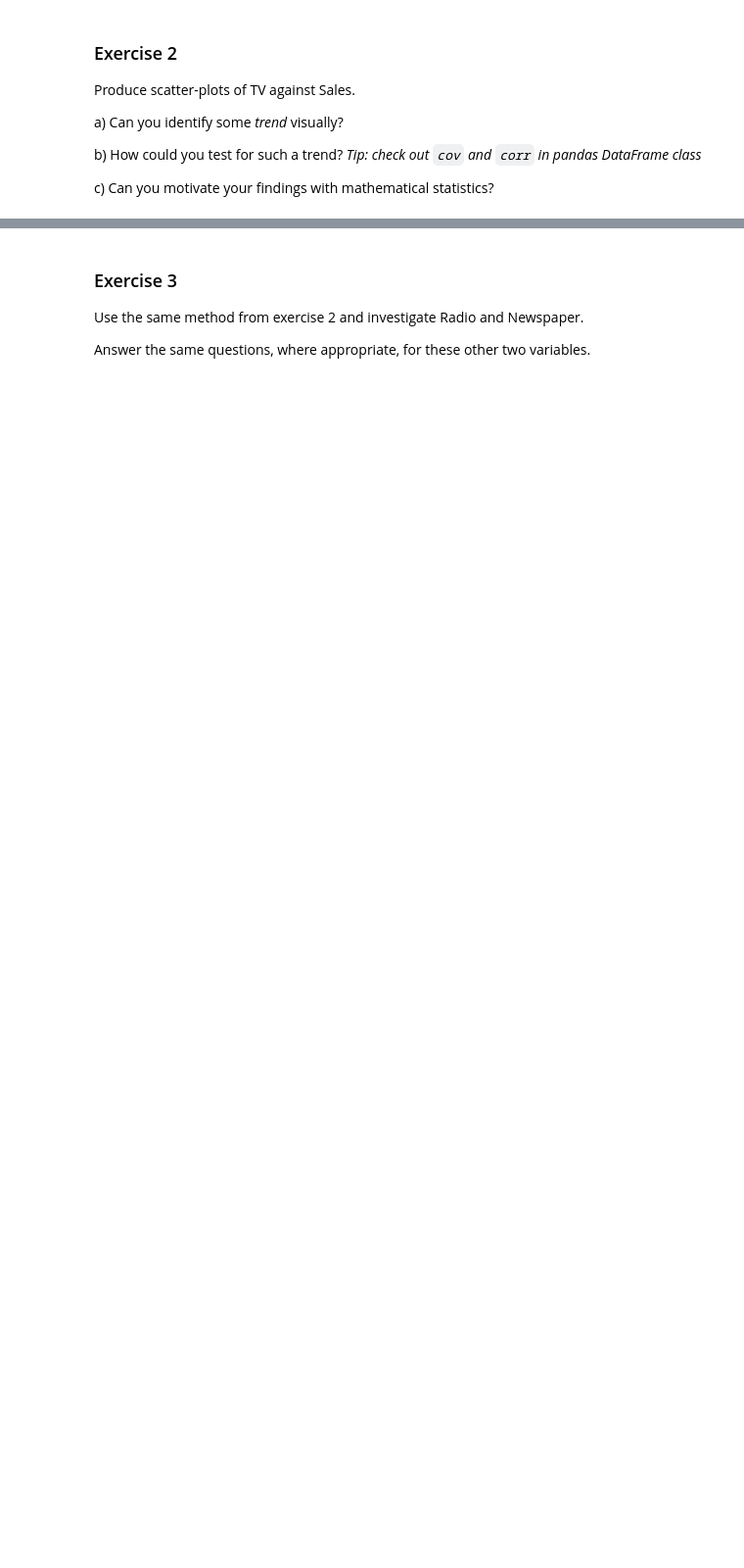
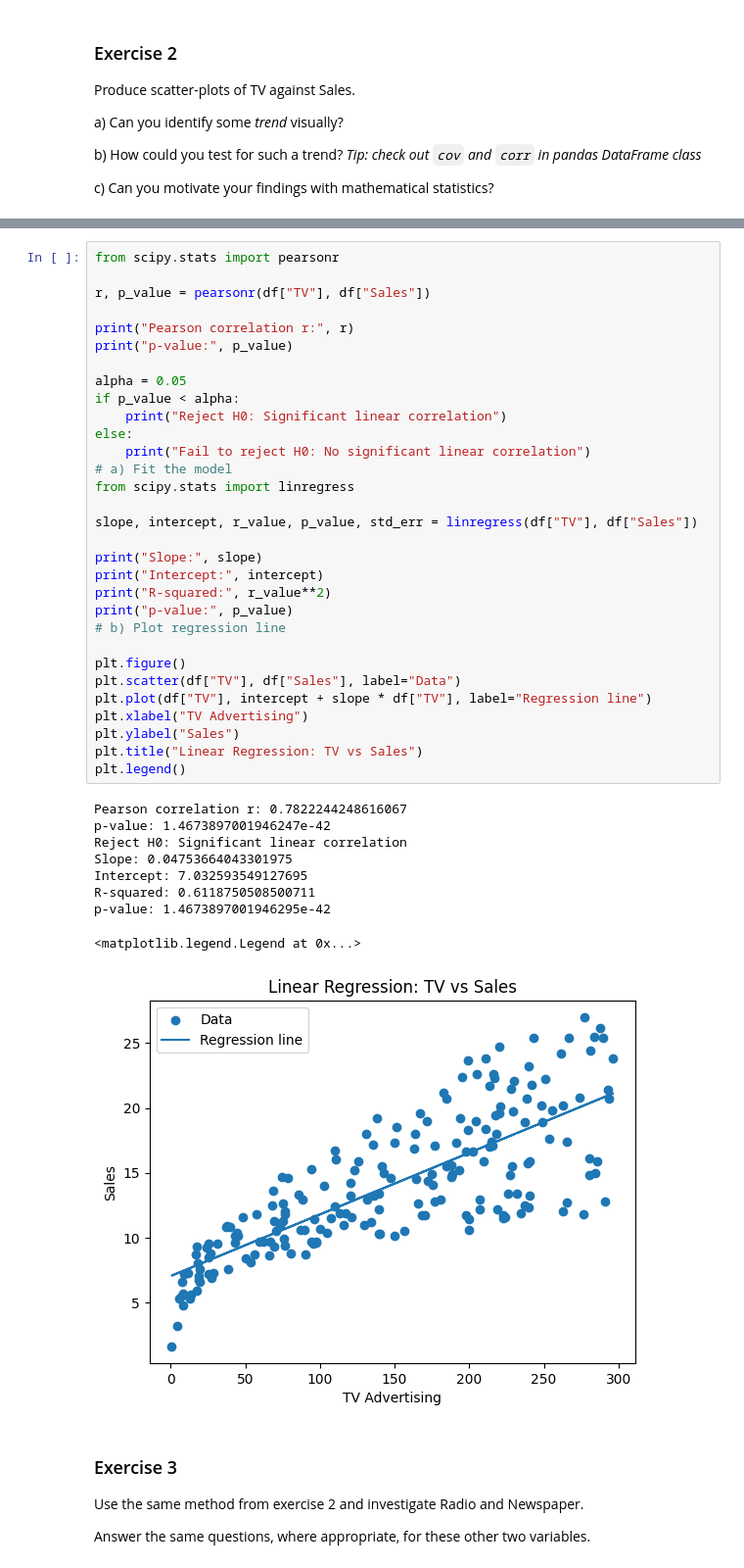
Before and after one commit to nouralahmad89-crypto/Statistiska-metoder-Nour-Alahmad, a Jupyter notebook: Excersises/P2-python-descriptive-stats.ipynb, the cells around one changed output, grey strips where cells are left out. Shown at 98% size. Drawn from its saved outputs; the diff is of its cells as text; blank space fills up the shorter version.

```diff
--- a/Excersises/P2-python-descriptive-stats.ipynb
+++ b/Excersises/P2-python-descriptive-stats.ipynb
@@ -157,3 +200,44 @@ c) Can you motivate your findings with mathematical statistics?
+# %%
+from scipy.stats import pearsonr
+
+r, p_value = pearsonr(df["TV"], df["Sales"])
+
+print("Pearson correlation r:", r)
+print("p-value:", p_value)
+
+alpha = 0.05
+if p_value < alpha:
+    print("Reject H0: Significant linear correlation")
+else:
+    print("Fail to reject H0: No significant linear correlation")
+# a) Fit the model
+from scipy.stats import linregress
+
+slope, intercept, r_value, p_value, std_err = linregress(df["TV"], df["Sales"])
+
+print("Slope:", slope)
+print("Intercept:", intercept)
+print("R-squared:", r_value**2)
+print("p-value:", p_value)
+# b) Plot regression line
+
+plt.figure()
+plt.scatter(df["TV"], df["Sales"], label="Data")
+plt.plot(df["TV"], intercept + slope * df["TV"], label="Regression line")
+plt.xlabel("TV Advertising")
+plt.ylabel("Sales")
+plt.title("Linear Regression: TV vs Sales")
+plt.legend()
+# %% [output]
+Pearson correlation r: 0.7822244248616067
+p-value: 1.4673897001946247e-42
+Reject H0: Significant linear correlation
+Slope: 0.04753664043301975
+Intercept: 7.032593549127695
+R-squared: 0.6118750508500711
+p-value: 1.4673897001946295e-42
+<matplotlib.legend.Legend at 0x...>
+[figure, added]
 # %% [markdown]
 ### Exercise 3
 
```
Also changed, not shown: parts of 16 cells of this notebook.
